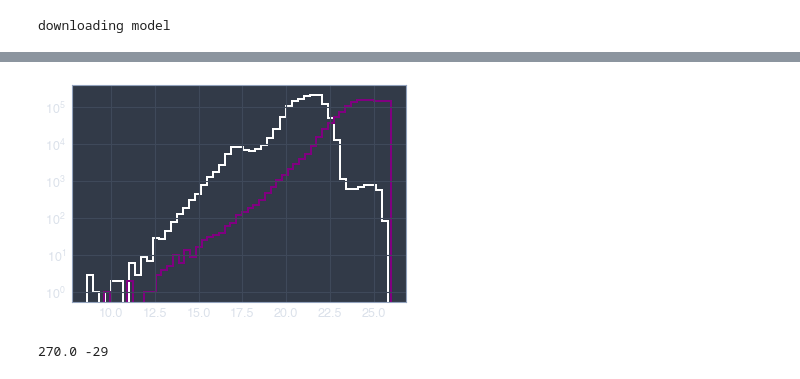
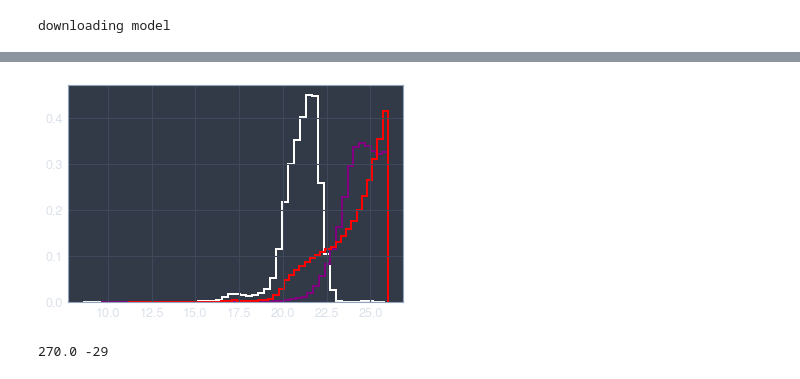
Before and after one commit to ageller/EB-LSST, a Jupyter notebook: testing/TRILEGAL/testing.ipynb, the cells around one changed output, grey strips where cells are left out. Cells and saved outputs as stored; diff of their text form; code cells hidden in the pictures.

Commit message:
finished downloading new TRILEGAL model and plots

```diff
--- a/testing/TRILEGAL/testing.ipynb
+++ b/testing/TRILEGAL/testing.ipynb
@@ -74,11 +91,11 @@ FileNotFoundError: File grid/test.trilegal.GC.rband.h5 does not exist
 # %%
 f, ax = plt.subplots()
-_ = ax.hist(df['r_mag'], bins=50, histtype='step', color='white', linewidth=2)
-_ = ax.hist(df['u_mag'], bins=50, histtype='step', color='purple', linewidth=2)
-#_ = ax.hist(df2['r_mag'], bins=50, histtype='step', color='red', linewidth=2)
-ax.set_yscale('log')
+_ = ax.hist(df['r_mag'], bins=50, histtype='step', color='white', linewidth=2, density=True)
+_ = ax.hist(df['u_mag'], bins=50, histtype='step', color='purple', linewidth=2, density=True)
+_ = ax.hist(df2['r_mag'], bins=50, histtype='step', color='red', linewidth=2, density=True)
+#ax.set_yscale('log')
 # %% [output]
-[figure, old version]
+[figure, new version]
 # %%
 filename = 'grid/test.trilegal.GC.h5'
 
```
Also changed, not shown: parts of 1 cell of this notebook, 2 other files.
